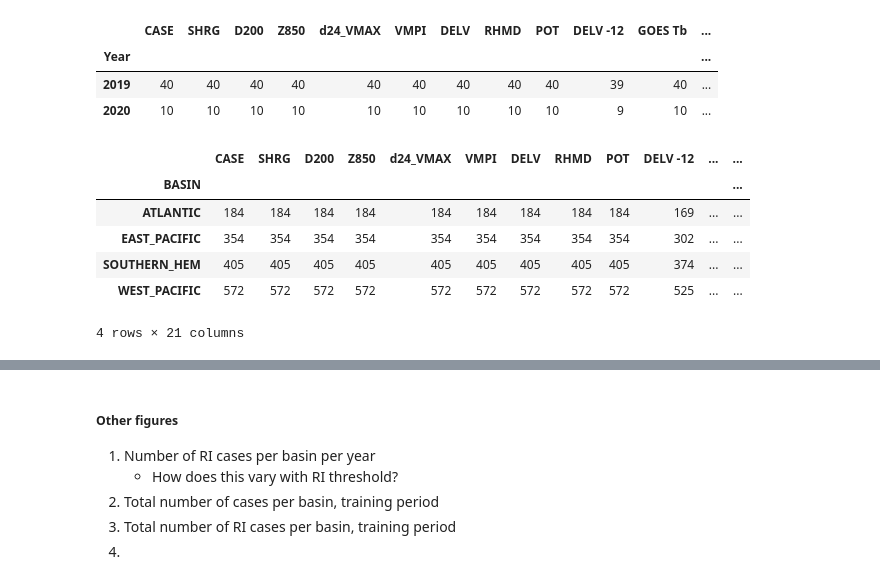
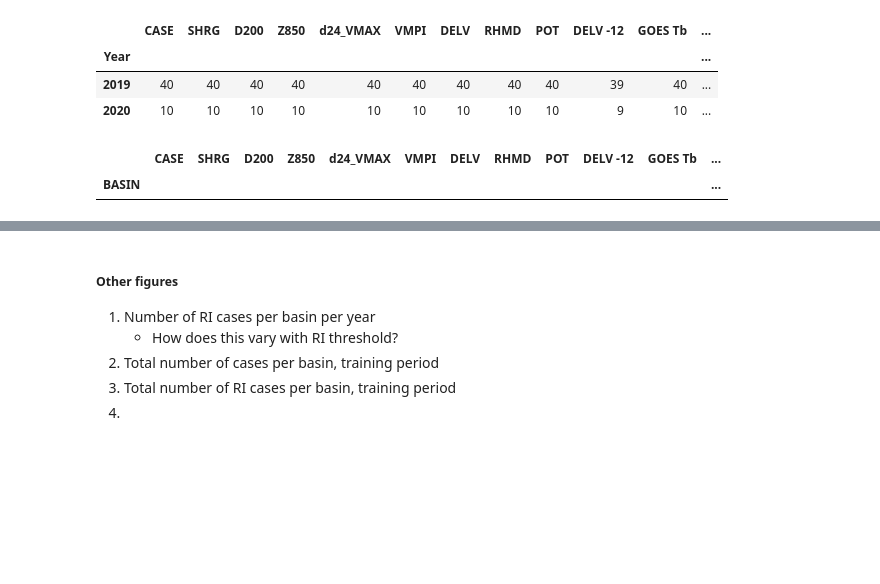
Before and after one commit to marie-mcgraw/ML_for_TC_RI, a Jupyter notebook: SHIPS_dev_data_explore.ipynb, the cells around one changed output, grey strips where cells are left out. Drawn from its saved outputs; the diff is of its cells as text; code cells hidden in the pictures; blank space fills up the shorter version.

```diff
--- a/SHIPS_dev_data_explore.ipynb
+++ b/SHIPS_dev_data_explore.ipynb
@@ -162,13 +194,10 @@ var_test.xs('SOUTHERN_HEM')
 # %%
 diff_train_RI = diff_train.where(diff_train['d24_VMAX']>=30).dropna(how='all')
 diff_train_RI.reset_index().groupby(['BASIN']).count()
+diff_test_RI = diff_test.where(diff_train['d24_VMAX']>=30).dropna(how='all')
+diff_test_RI.reset_index().groupby(['BASIN']).count()
 # %% [output]
-|  | CASE | SHRG | D200 | Z850 | d24_VMAX | VMPI | DELV | RHMD | POT | DELV -12 | ... | ... |
+|  | CASE | SHRG | D200 | Z850 | d24_VMAX | VMPI | DELV | RHMD | POT | DELV -12 | GOES Tb | ... |
 | BASIN |  |  |  |  |  |  |  |  |  |  |  | ... |
-| ATLANTIC | 184 | 184 | 184 | 184 | 184 | 184 | 184 | 184 | 184 | 169 | ... | ... |
-| EAST_PACIFIC | 354 | 354 | 354 | 354 | 354 | 354 | 354 | 354 | 354 | 302 | ... | ... |
-| SOUTHERN_HEM | 405 | 405 | 405 | 405 | 405 | 405 | 405 | 405 | 405 | 374 | ... | ... |
-| WEST_PACIFIC | 572 | 572 | 572 | 572 | 572 | 572 | 572 | 572 | 572 | 525 | ... | ... |
-4 rows × 21 columns
 # %%
 X_train.reset_index().groupby(['BASIN']).count().sum()
```
Also changed, not shown: parts of 9 cells of this notebook, 10 other files.
